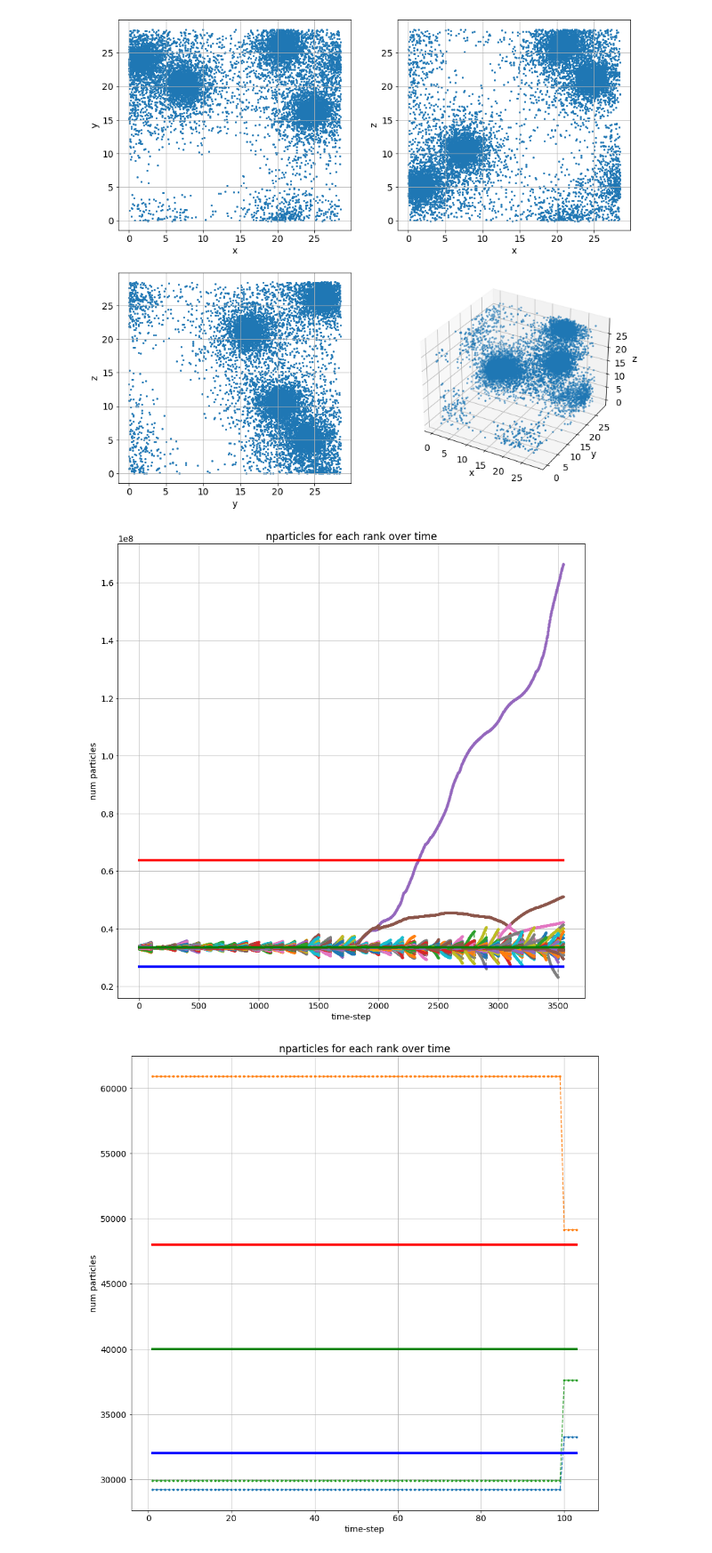
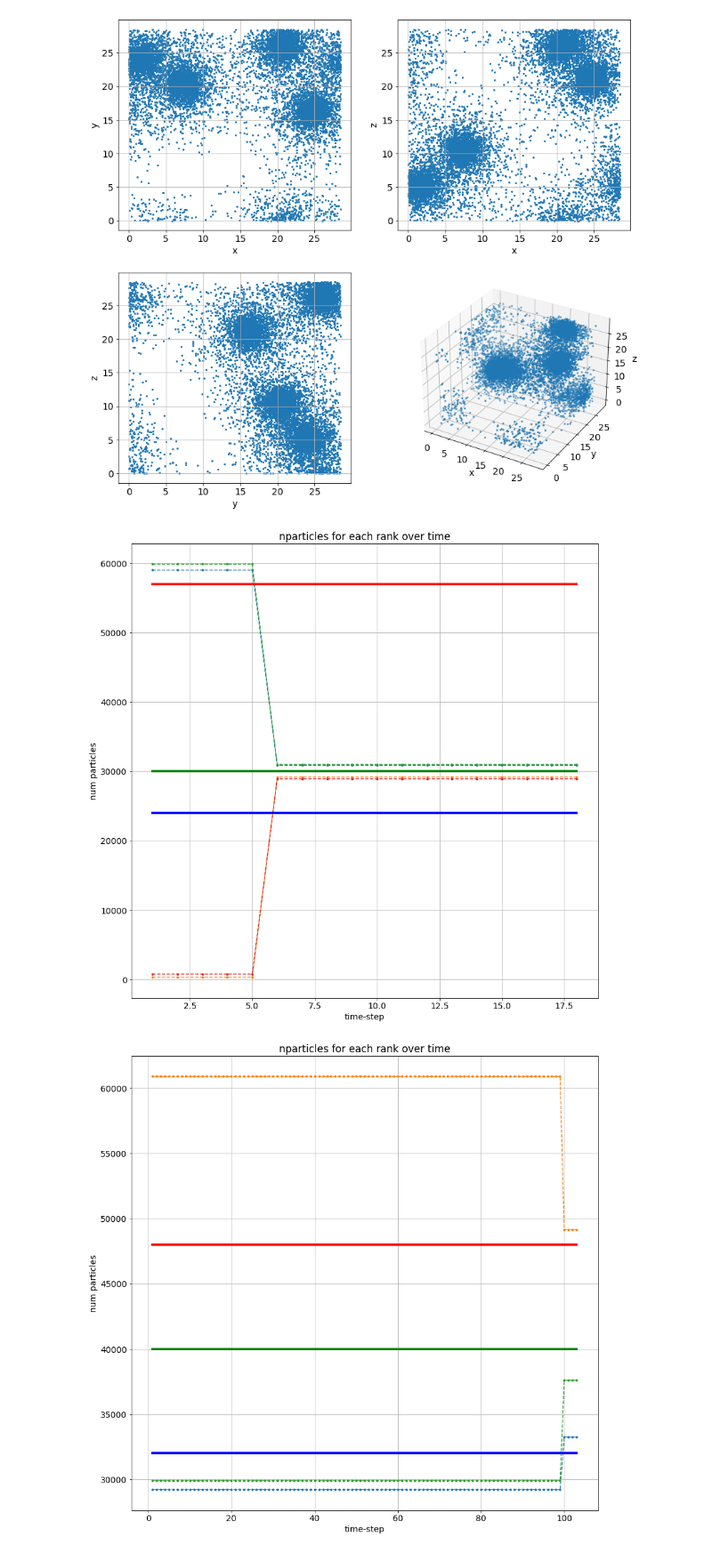
Before and after one commit to xjka/LoadBalancing, a Jupyter notebook: notebook.ipynb, the cells around one changed output. Shown at 89% size. Saved outputs shown, nothing was run; the diff lists cells and outputs as text; code cells hidden in the pictures.

```diff
--- a/notebook.ipynb
+++ b/notebook.ipynb
@@ -96,9 +96,9 @@ def plot_rank_loads(filename='Nyx/Exec/LoadBalancingTests/rank_loads', idx=0,ovr
 
     return loads,fig
 # %%
-_,_= plot_rank_loads(filename='rank_loads2048', ovr=1.9)
+_,_= plot_rank_loads(filename='runtest/rand_init/rank_loads_dual_grid', ovr=1.9)
 # %% [output]
-[figure, old version]
+[figure, new version]
 # %%
 #filename="rank_loads_dual_gridTest3"
 filename="runtest/rand_init/rank_loads_dual_grid"
```
Also changed, not shown: parts of 1 cell of this notebook, 1 other file.
